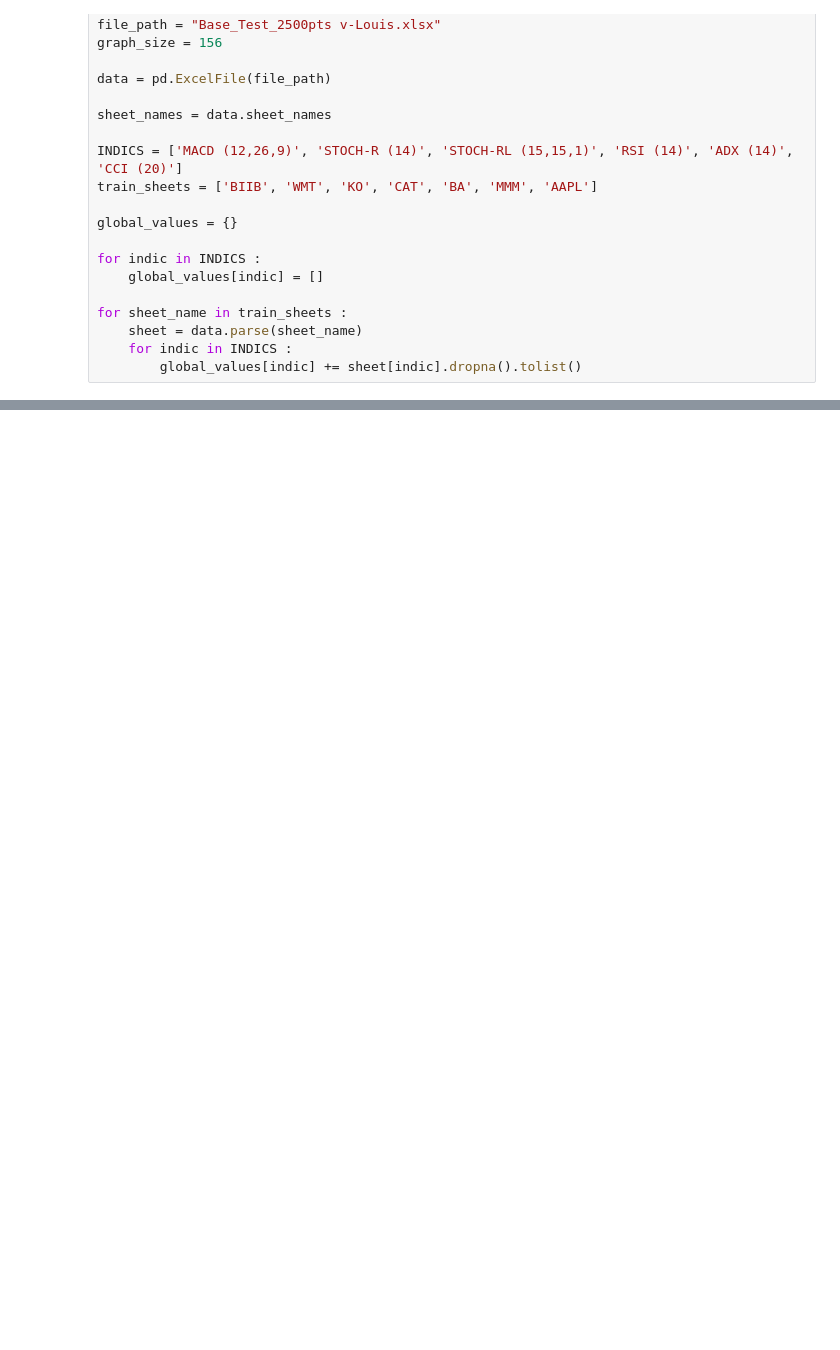
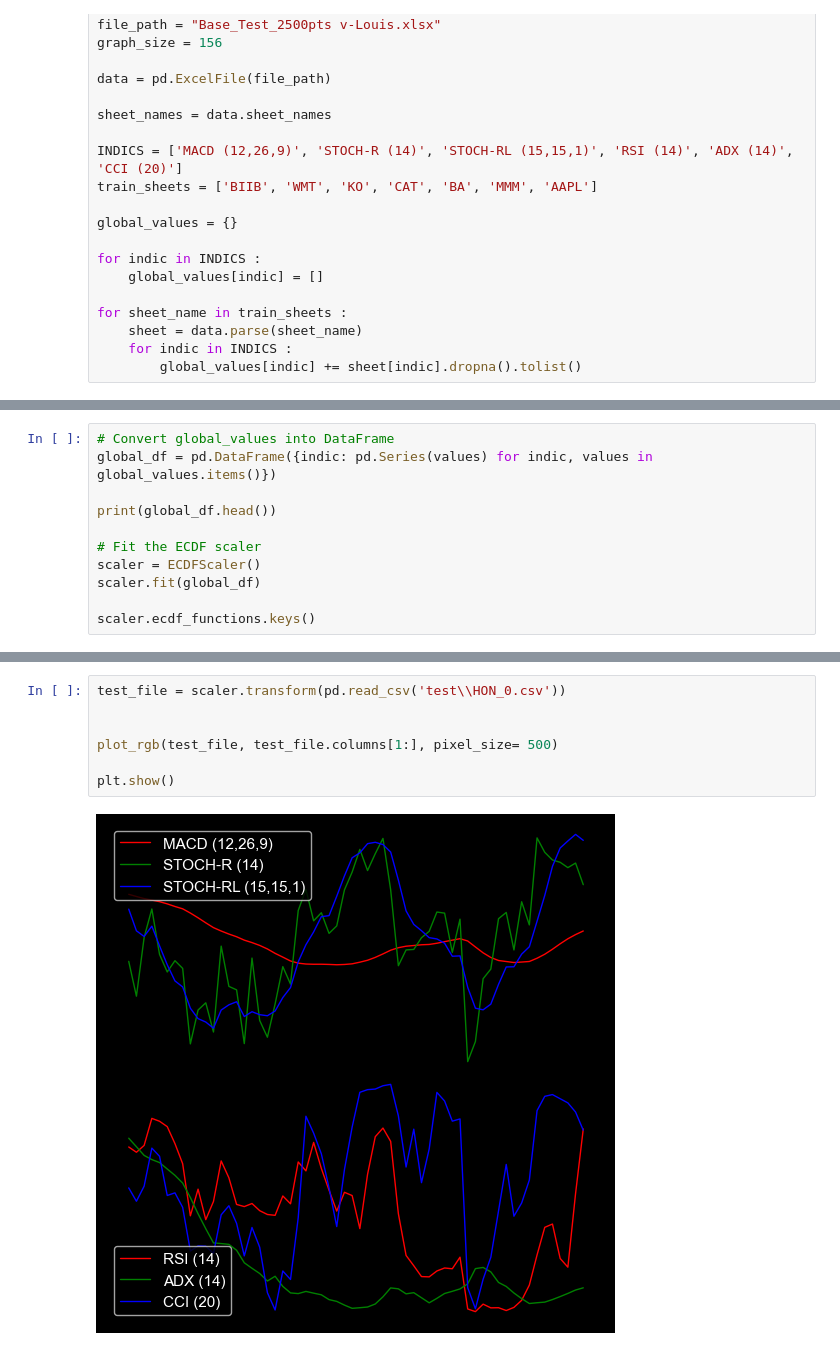
Before and after one commit to iduin/indicator-forecasting, a Jupyter notebook: data_processing.ipynb, the cells around one changed output, grey strips where cells are left out. Saved outputs shown, nothing was run; the diff lists cells and outputs as text; blank space fills up the shorter version.

```diff
--- a/data_processing.ipynb
+++ b/data_processing.ipynb
@@ -88,0 +272,11 @@ max      67.155057     7.000495
+# %%
+# Convert global_values into DataFrame
+global_df = pd.DataFrame({indic: pd.Series(values) for indic, values in global_values.items()})
+
+print(global_df.head())
+
+# Fit the ECDF scaler
+scaler = ECDFScaler()
+scaler.fit(global_df)
+
+scaler.ecdf_functions.keys()
@@ -88,0 +298,9 @@ max      67.155057     7.000495
+# %%
+test_file = scaler.transform(pd.read_csv('test\\HON_0.csv'))
+
+
+plot_rgb(test_file, test_file.columns[1:], pixel_size= 500)
+
+plt.show()
+# %% [output]
+[figure, added]
```
Also changed, not shown: parts of 13 cells of this notebook, 1 other file.
